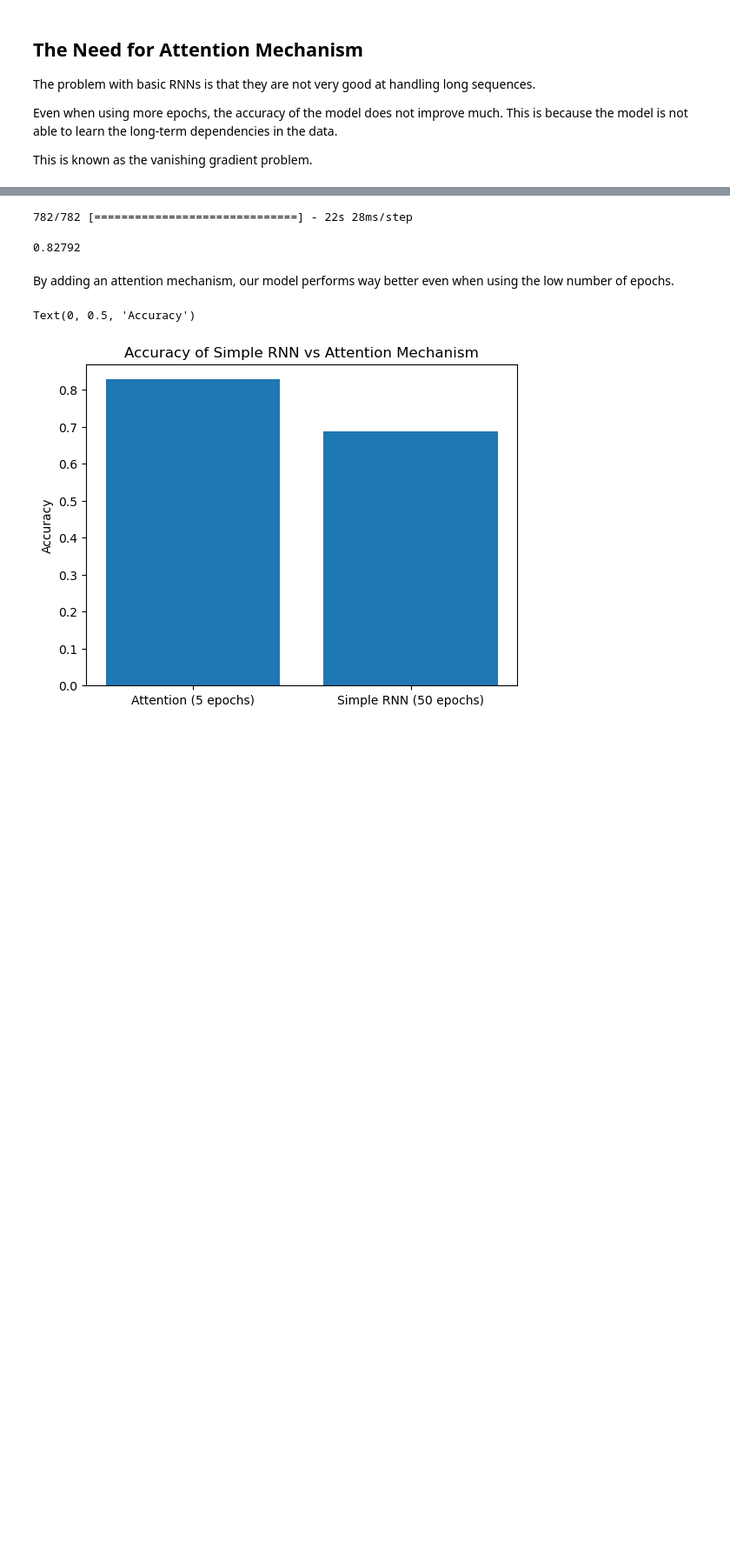
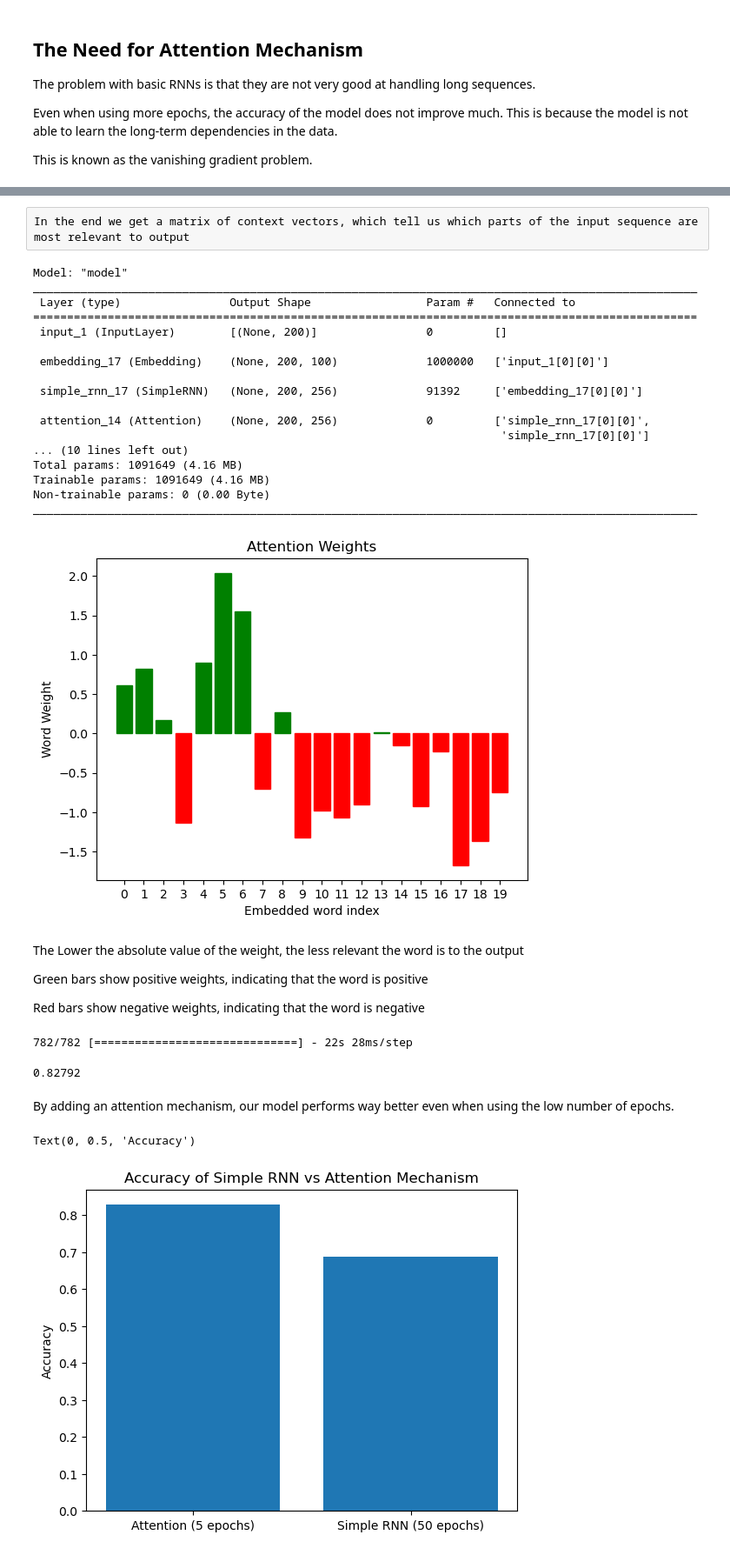
Before and after one commit to ChaosTheLegend/ML-Book, a Jupyter notebook: _sources/Attention.ipynb, the cells around one changed output, grey strips where cells are left out. Shown: that part at 87% size. Drawn from its saved outputs; the diff is of its cells as text; code cells hidden in the pictures; blank space fills up the shorter version.

```diff
--- a/_sources/Attention.ipynb
+++ b/_sources/Attention.ipynb
@@ -154,3 +143,65 @@ model = tf.keras.models.load_model('simpleRNN_attention.keras')
+# %% [raw]
+In the end we get a matrix of context vectors, which tell us which parts of the input sequence are most relevant to output
+# %%
+model.summary()
+
+attention_layer = model.layers[2]
+
+
+weights = attention_layer.get_weights()[1]
+
+# sum all the columns in the weights matrix
+
+weights = np.sum(weights, axis=1)
+
+weights = weights[:20]
+
+plt.bar(range(weights.shape[0]), weights)
+
+plt.title('Attention Weights')
+
+plt.xlabel('Embedded word index')
+
+plt.ylabel('Word Weight')
+
+# make x axis use whole numbers
+
+plt.xticks(range(weights.shape[0]), range(weights.shape[0]))
+
+# color all negative weight bars red and positive weights blue
+
+for i in range(weights.shape[0]):
+    if weights[i] < 0:
+        plt.gca().get_children()[i].set_color('red')
+    else:
+        plt.gca().get_children()[i].set_color('green')
+
+plt.show()
+# %% [output]
+Model: "model"
+__________________________________________________________________________________________________
+ Layer (type)                Output Shape                 Param #   Connected to
+==================================================================================================
+ input_1 (InputLayer)        [(None, 200)]                0         []
+
+ embedding_17 (Embedding)    (None, 200, 100)             1000000   ['input_1[0][0]']
+
+ simple_rnn_17 (SimpleRNN)   (None, 200, 256)             91392     ['embedding_17[0][0]']
+
+ attention_14 (Attention)    (None, 200, 256)             0         ['simple_rnn_17[0][0]',
+                                                                     'simple_rnn_17[0][0]']
+... (10 lines left out)
+Total params: 1091649 (4.16 MB)
+Trainable params: 1091649 (4.16 MB)
+Non-trainable params: 0 (0.00 Byte)
+__________________________________________________________________________________________________
+[figure, added]
+# %% [markdown]
+The Lower the absolute value of the weight, the less relevant the word is to the output
+
+Green bars show positive weights, indicating that the word is positive
+
+Red bars show negative weights, indicating that the word is negative
 # %%
 y_pred = model.predict(x_test)
 
```
Also changed, not shown: parts of 11 cells of this notebook, 8 other files.
